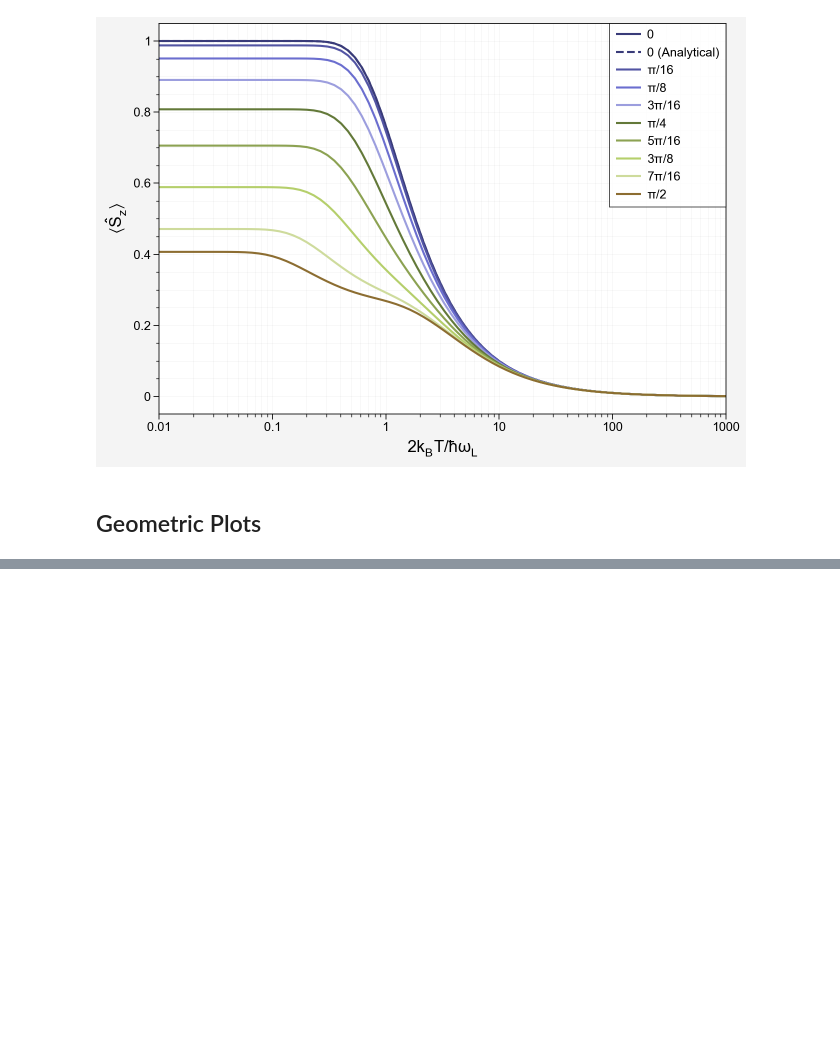
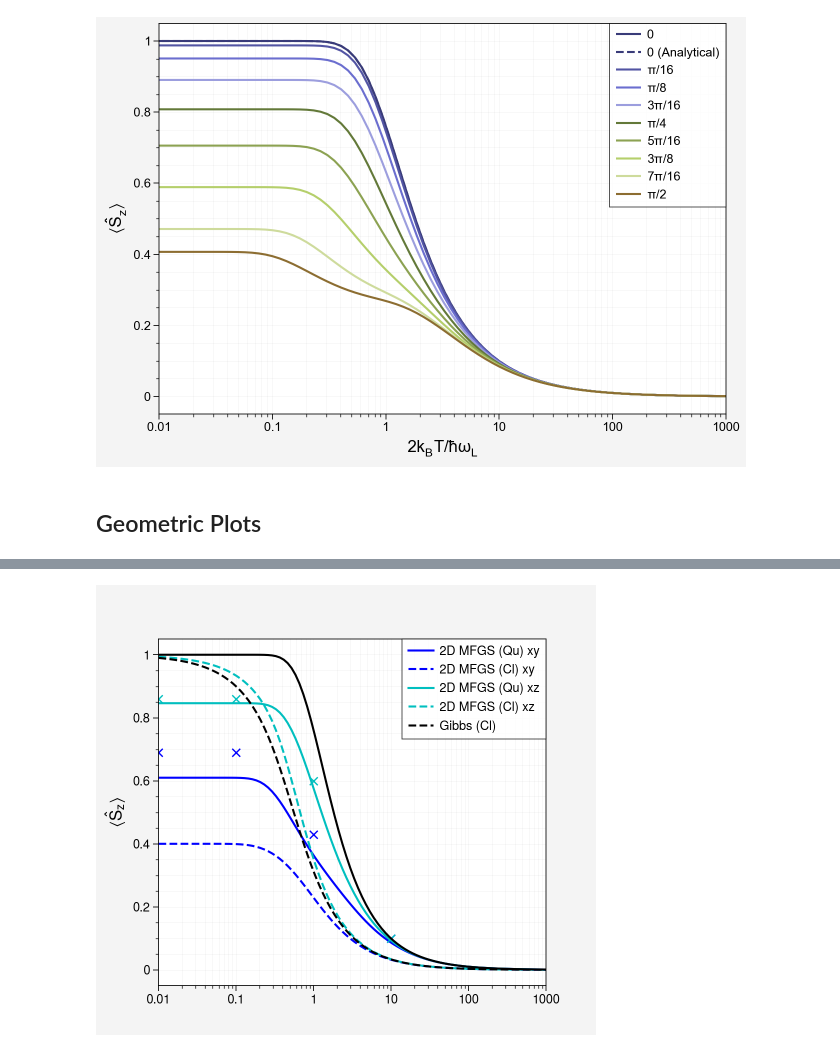
Before and after one commit to quantum-exeter/QuantumSpinDynamics, a Jupyter notebook: plot/plotStatics.ipynb, the cells around one changed output, grey strips where cells are left out. Cells and saved outputs as stored; diff of their text form; code cells hidden in the pictures; blank space fills up the shorter version.

```diff
--- a/plot/plotStatics.ipynb
+++ b/plot/plotStatics.ipynb
@@ -203,0 +178,38 @@ plt.savefig("C://Users//crh222//Dropbox//PhD//1. RC Mapping//Graphs//Statics//di
+# %%
+fig, ax = plt.subplots(figsize=(5, 4.5))  #size in inches
+
+ax.get_xaxis().tick_bottom()
+ax.get_yaxis().tick_left()
+
+# ax.set_xlabel("$2k_B T/\hbar\omega_L$", fontsize=12)
+ax.set_xlim(0.01, 1000)
+ax.set_ylabel("$\langle \\hat{S}_z\\rangle$", fontsize=12)
+
+##### Data ######
+
+ax.semilogx(data2D_xy[:,0], -data2D_xy[:,1], 'b-', label="2D MFGS (Qu) xy") # 2D MFGS XY
+ax.semilogx(data2D_xy_cl[:,0], data2D_xy_cl[:,1], 'b--', label="2D MFGS (Cl) xy") # 2D MFGS XY
+
+ax.plot(0.01, 0.69, 'bx')
+ax.plot(0.1, 0.69, 'bx')
+ax.plot(1, 0.43, 'bx')
+ax.plot(10, 0.1, 'bx')
+
+ax.semilogx(data2D_xz[:,0], -data2D_xz[:,1], 'c-',label="2D MFGS (Qu) xz") # 2D MFGS XZ
+ax.semilogx(data2D_xz_cl[:,0], data2D_xz_cl[:,1], 'c--', label="2D MFGS (Cl) xz") # 2D MFGS XY
+
+ax.plot(0.01, 0.86, 'cx')
+ax.plot(0.1, 0.86, 'cx')
+ax.plot(1, 0.6, 'cx')
+ax.plot(10, 0.1, 'cx')
+
+ax.semilogx(dataG[:,0], -dataG[:,1], 'k-') # Gibbs State
+ax.semilogx(dataG[:,0], ((1/np.tanh(1/dataG[:,0]) - (dataG[:,0]))), 'k--', label="Gibbs (Cl)")
+ax.grid(which='both', lw='0.2')
+
+
+ax.legend(ncol=1)
+
+plt.savefig("C://Users//crh222//Dropbox//PhD//1. RC Mapping//Graphs//Statics//dim_comp_prma_2d_15", dpi=300)
+# %% [output]
+[figure, added]
```
Also changed, not shown: parts of 4 cells of this notebook, 1 other file.
